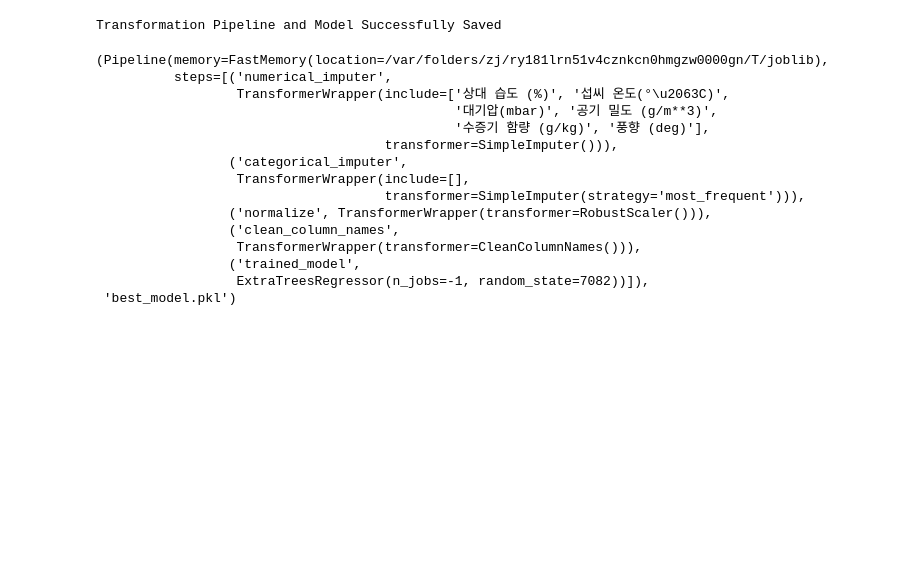
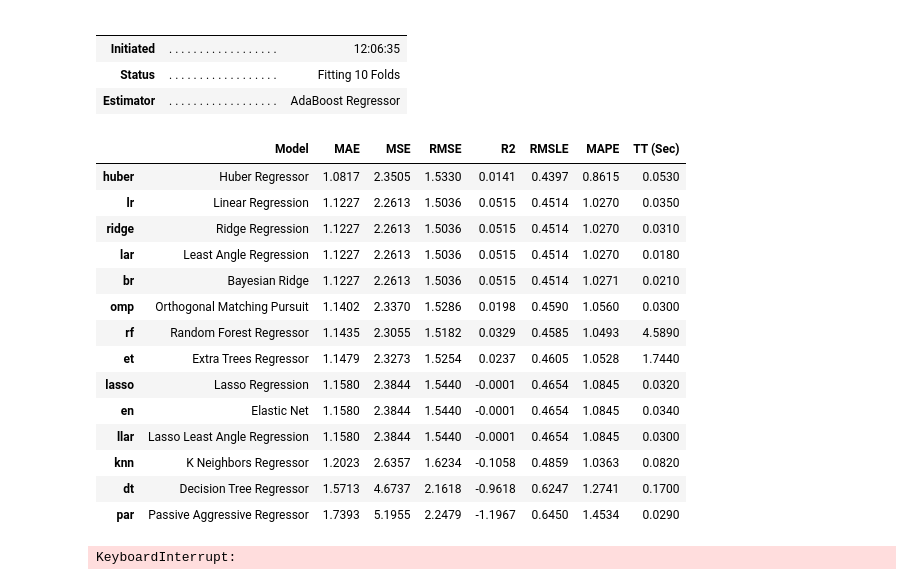
Before and after one commit to YEUNU/dacon_0719, a Jupyter notebook: main.ipynb, the cells around one changed output. Saved outputs shown, nothing was run; the diff lists cells and outputs as text; code cells hidden in the pictures; blank space fills up the shorter version.

```diff
--- a/main.ipynb
+++ b/main.ipynb
@@ -168,19 +126,24 @@ plot_model(xgb,"error")
-# %%
-save_model(best_model,"best_model")
-# %% [output]
-Transformation Pipeline and Model Successfully Saved
-(Pipeline(memory=FastMemory(location=/var/folders/zj/ry181lrn51v4cznkcn0hmgzw0000gn/T/joblib),
-          steps=[('numerical_imputer',
-                  TransformerWrapper(include=['상대 습도 (%)', '섭씨 온도(°\u2063C)',
-                                              '대기압(mbar)', '공기 밀도 (g/m**3)',
-                                              '수증기 함량 (g/kg)', '풍향 (deg)'],
-                                     transformer=SimpleImputer())),
-                 ('categorical_imputer',
-                  TransformerWrapper(include=[],
-                                     transformer=SimpleImputer(strategy='most_frequent'))),
-                 ('normalize', TransformerWrapper(transformer=RobustScaler())),
-                 ('clean_column_names',
-                  TransformerWrapper(transformer=CleanColumnNames())),
-                 ('trained_model',
-                  ExtraTreesRegressor(n_jobs=-1, random_state=7082))]),
- 'best_model.pkl')
+# %%
+top5 = compare_models(n_select = 5, sort = 'MAE')
+# %% [output]
+|  |  |  |
+|  |  |  |
+| Initiated | . . . . . . . . . . . . . . . . . . | 12:06:35 |
+| Status | . . . . . . . . . . . . . . . . . . | Fitting 10 Folds |
+| Estimator | . . . . . . . . . . . . . . . . . . | AdaBoost Regressor |
+|  | Model | MAE | MSE | RMSE | R2 | RMSLE | MAPE | TT (Sec) |
+| huber | Huber Regressor | 1.0817 | 2.3505 | 1.5330 | 0.0141 | 0.4397 | 0.8615 | 0.0530 |
+| lr | Linear Regression | 1.1227 | 2.2613 | 1.5036 | 0.0515 | 0.4514 | 1.0270 | 0.0350 |
+| ridge | Ridge Regression | 1.1227 | 2.2613 | 1.5036 | 0.0515 | 0.4514 | 1.0270 | 0.0310 |
+| lar | Least Angle Regression | 1.1227 | 2.2613 | 1.5036 | 0.0515 | 0.4514 | 1.0270 | 0.0180 |
+| br | Bayesian Ridge | 1.1227 | 2.2613 | 1.5036 | 0.0515 | 0.4514 | 1.0271 | 0.0210 |
+| omp | Orthogonal Matching Pursuit | 1.1402 | 2.3370 | 1.5286 | 0.0198 | 0.4590 | 1.0560 | 0.0300 |
+| rf | Random Forest Regressor | 1.1435 | 2.3055 | 1.5182 | 0.0329 | 0.4585 | 1.0493 | 4.5890 |
+| et | Extra Trees Regressor | 1.1479 | 2.3273 | 1.5254 | 0.0237 | 0.4605 | 1.0528 | 1.7440 |
+| lasso | Lasso Regression | 1.1580 | 2.3844 | 1.5440 | -0.0001 | 0.4654 | 1.0845 | 0.0320 |
+| en | Elastic Net | 1.1580 | 2.3844 | 1.5440 | -0.0001 | 0.4654 | 1.0845 | 0.0340 |
+| llar | Lasso Least Angle Regression | 1.1580 | 2.3844 | 1.5440 | -0.0001 | 0.4654 | 1.0845 | 0.0300 |
+| knn | K Neighbors Regressor | 1.2023 | 2.6357 | 1.6234 | -0.1058 | 0.4859 | 1.0363 | 0.0820 |
+| dt | Decision Tree Regressor | 1.5713 | 4.6737 | 2.1618 | -0.9618 | 0.6247 | 1.2741 | 0.1700 |
+| par | Passive Aggressive Regressor | 1.7393 | 5.1955 | 2.2479 | -1.1967 | 0.6450 | 1.4534 | 0.0290 |
+KeyboardInterrupt:
```
Also changed, not shown: parts of 10 cells of this notebook, 1 other file.
